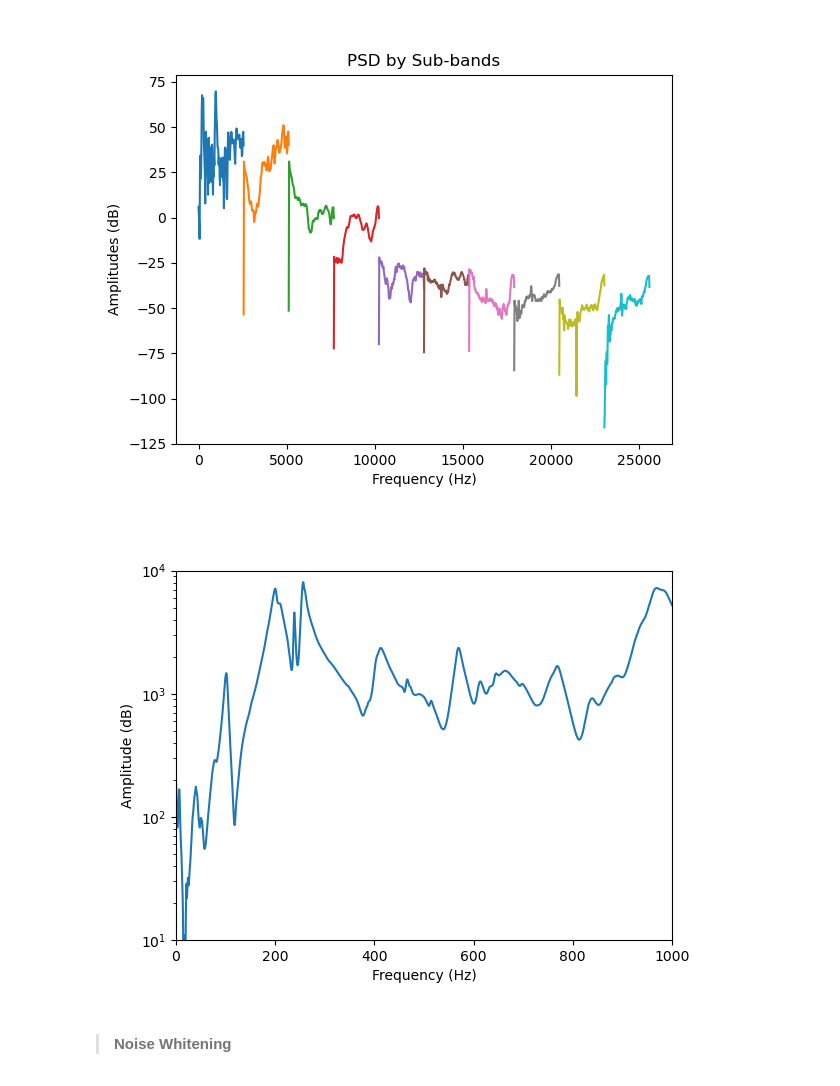
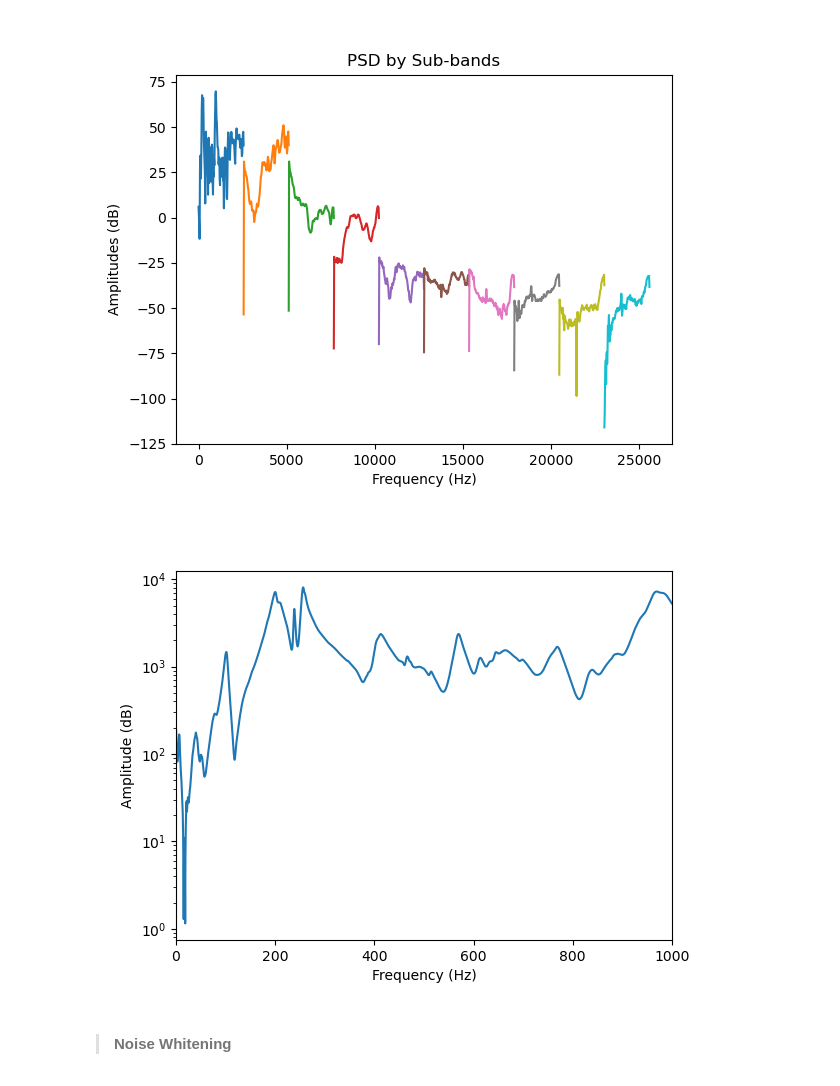
Before and after one commit to piptouque/atiam_pam_hrparam, a Jupyter notebook: source/hr_roy.ipynb, the cells around one changed output. Saved outputs shown, nothing was run; the diff lists cells and outputs as text; code cells hidden in the pictures.

```diff
--- a/source/hr_roy.ipynb
+++ b/source/hr_roy.ipynb
@@ -228,22 +230,37 @@ data_dir = pathlib.Path('../data/expr/2022_01_27')
 #
 log_path = conf_dir / 'log_config.json'
 conf_path = conf_dir / 'analysis_config.json'
+
+# data_path = data_dir / 'MuteGuitar_HammerBridge_1.mat'
+# data_path = data_dir / 'FirstStringGuitar_CopperWired01mm_5cm_1.mat'
+# data_path = data_dir / 'FirstStringGuitar_CopperWired01mm_5cmFromBridge_2.mat'
+# data_path = data_dir / 'FirstStringGuitar_CopperWired01mm_18cmFromBridge_1.mat'
+# data_path = data_dir / 'FirstStringGuitar_CopperWired01mm_FifthFret_1.mat'
+# data_path = data_dir / 'FirstStringGuitar_CopperWired005mm_5cmFromBridge_1.mat'
+# data_path = data_dir / 'FirstStringGuitar_CopperWired005mm_18cmFromBridge_1.mat'
+# data_path = data_dir / 'FirstStringGuitar_CopperWired005mm_FifthFret_1.mat'
 data_path = data_dir / 'MuteGuitar_HammerBridge_1.mat'
+
+
 
 log = load_data_json(log_path)
 conf = load_data_json(conf_path)
 expr_data = load_analysis(data_path, conf)
 
+fs_mic = 51200
+s0 = int(fs_mic*1.6)
+s1 = int(fs_mic*2.6)
+
 # see expr/util.py for details on what's inside expr_data
-mic = expr_data["temporal"]["acc"]["win"]#[1000:]
-times = expr_data["times"]["acc"]["win"]#[1000:]
+mic = expr_data["temporal"]["acc"]["win"]#[s0:s1]
+times = expr_data["times"]["acc"]["win"]#[s0:s1]
 
 plt.figure()
 #plt.title("Temporel Recorded Acceleration")
 plt.xlabel("Time (s)")
 plt.ylabel("Amplitude")
-plt.xlim(0.7, 1.5)
-plt.ylim(-10, 10)
+#plt.xlim(0.7, 1.5)
+#plt.ylim(-10, 10)
 plt.plot(times, mic)
 plt.show()
 
@@ -255,14 +272,14 @@ print("The length of the signal is", times[-1]-times[0], "seconds.")
 The length of the signal is 4.263359375 seconds.
 # %%
 # play signal
-fs_mic = int(1/(times[1]-times[0]))
+#fs_mic = int(1/(times[1]-times[0]))
 
-sd.play(mic, fs_mic)
+sd.play(mic0, fs_mic)
 
 
-t = np.linspace(0., N_vibr0/fs_mic, fs_mic)
-amplitude = np.iinfo(np.int16).max
-data  = 0.1*amplitude*np.real(mic)
+#t = np.linspace(0., N_vibr0/fs_mic, fs_mic)
+#amplitude = np.iinfo(np.int16).max
+#data  = 0.1*amplitude*np.real(mi0c)
 
 # UNCOMMENT TO WRITE A NEW WAV FILE
 # write("mic.wav", fs_mic, data.astype(np.int16))
@@ -320,3 +337,5 @@ plt.show()
 SyntaxError: invalid syntax (3718490402.py, line 3)
 # %% [markdown]
 > ## Signal Treatment
+# %%
+mic, freq_pre, PSD_mic, PSD_mic_pre = pam.preemphasize(mic0)
@@ -420,18 +462,18 @@ sd.play(mic_bands[0], fs_bands)
 # %%
 fft = np.fft.fft(mic_bands[0])
 freqs = np.fft.fftfreq(mic_bands[0].size)
 plt.figure()
 plt.semilogy(np.fft.fftshift(freqs)*fs_bands, np.fft.fftshift(np.abs(fft)))
 plt.xlim(0, 1000)
-plt.ylim(10, 10**4)
+#plt.ylim(10, 10**4)
 #plt.title('Periodogram')
 plt.xlabel("Frequency (Hz)")
 plt.ylabel("Amplitude (dB)")
 plt.show()
 
 #plt.savefig('fft_acc_lowband.svg', facecolor="none", transparent=True, format="svg")
 # %% [output]
-[figure, old version]
+[figure, new version]
 # %% [markdown]
 > #### Noise Whitening
 # %% [markdown]
```
Also changed, not shown: parts of 30 cells of this notebook, 1 other file.
